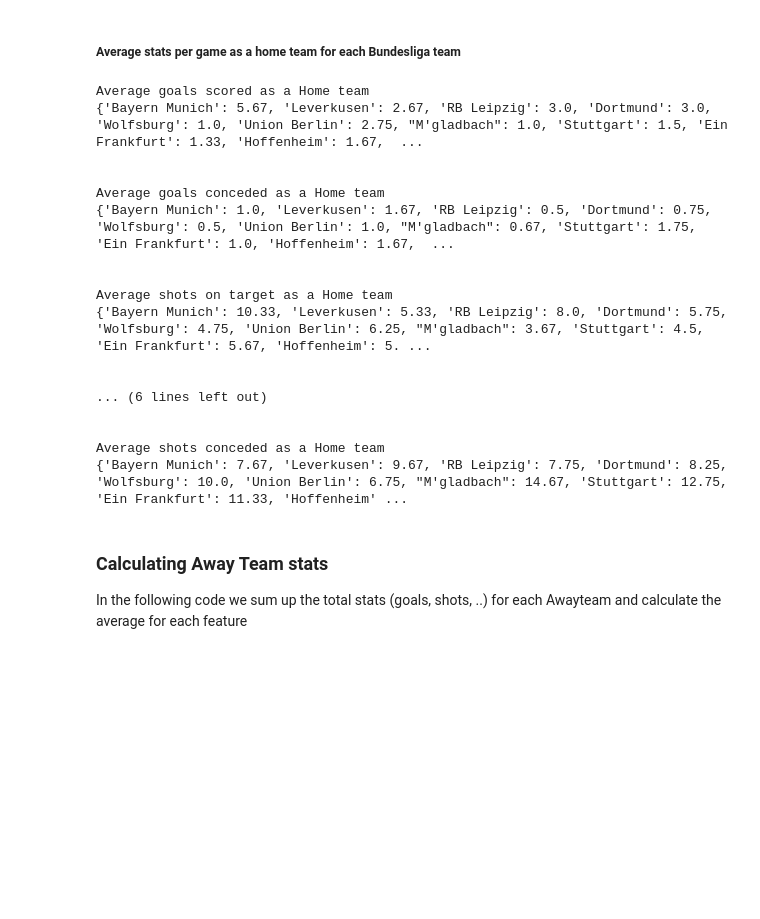
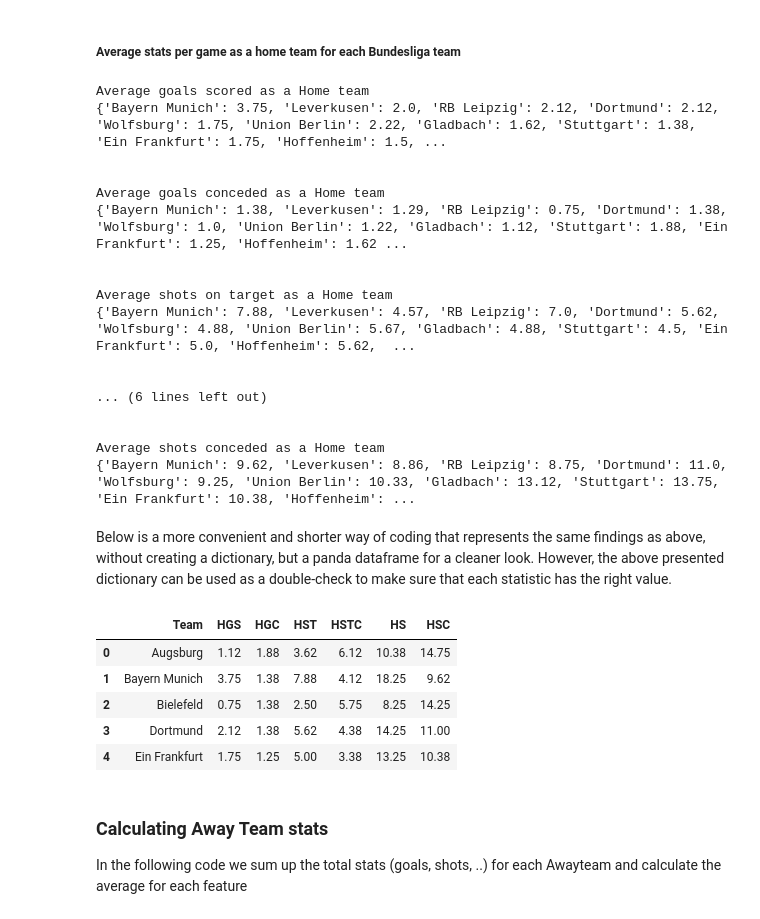
Before and after one commit to davidschs/SportsBetting-Algorithm, a Jupyter notebook: SportsBetting.ipynb, the cells around one changed output. Cells and saved outputs as stored; diff of their text form; code cells hidden in the pictures; blank space fills up the shorter version.

```diff
--- a/SportsBetting.ipynb
+++ b/SportsBetting.ipynb
@@ -249,28 +387,28 @@ Total Home games for each team:
 # %% [markdown]
 ##### Average stats per game as a home team for each Bundesliga team
 # %%
-avg_FTHG = {key: 0 for key in teamnames} #Initialize dictionary (Team : average FTHG)
-avg_FTHGC = {key: 0 for key in teamnames} #Initialize dictionary (Team : average FTHG)
+avg_HGS = {key: 0 for key in teamnames} #Initialize dictionary (Team : average FTHG)
+avg_HGC = {key: 0 for key in teamnames} #Initialize dictionary (Team : average FTHG)
 avg_HST = {key: 0 for key in teamnames} #Initialize dictionary (Team : average HST)
 avg_HSTC = {key: 0 for key in teamnames} #Initialize dictionary (Team : average HST)
 avg_HS = {key: 0 for key in teamnames} #Initialize dictionary (Team : average HS)
 avg_HSC = {key: 0 for key in teamnames} #Initialize dictionary (Team : average HS)
 
 for team in range(len(teamnames)):
-    avg_FTHG[teamnames[team]] = sum_FTHG[teamnames[team]] / homegames_count[teamnames[team]]
-    avg_FTHGC[teamnames[team]] = sum_FTHGC[teamnames[team]] / homegames_count[teamnames[team]]
+    avg_HGS[teamnames[team]] = sum_HGS[teamnames[team]] / homegames_count[teamnames[team]]
+    avg_HGC[teamnames[team]] = sum_HGC[teamnames[team]] / homegames_count[teamnames[team]]
     avg_HST[teamnames[team]] = sum_HST[teamnames[team]] / homegames_count[teamnames[team]]
     avg_HSTC[teamnames[team]] = sum_HSTC[teamnames[team]] / homegames_count[teamnames[team]]
     avg_HS[teamnames[team]] = sum_HS[teamnames[team]] / homegames_count[teamnames[team]]
     avg_HSC[teamnames[team]] = sum_HSC[teamnames[team]] / homegames_count[teamnames[team]]
 
 print("Average goals scored as a Home team")
-rounded_FTHG = {key : round(avg_FTHG[key], 2) for key in avg_FTHG} # Round numbers
-print(rounded_FTHG)
+rounded_HGS = {key : round(avg_HGS[key], 2) for key in avg_HGS} # Round numbers
+print(rounded_HGS)
 print('\n')
 print("Average goals conceded as a Home team")
-rounded_FTHGC = {key : round(avg_FTHGC[key], 2) for key in avg_FTHGC} # Round numbers
-print(rounded_FTHGC)
+rounded_HGC = {key : round(avg_HGC[key], 2) for key in avg_HGC} # Round numbers
+print(rounded_HGC)
 print('\n')
 print("Average shots on target as a Home team")
 rounded_HST = {key : round(avg_HST[key], 2) for key in avg_HST} # Round numbers
@@ -289,22 +427,44 @@ rounded_HSC = {key : round(avg_HSC[key], 2) for key in avg_HSC} # Round numbers
 print(rounded_HSC)
 # %% [output]
 Average goals scored as a Home team
-{'Bayern Munich': 5.67, 'Leverkusen': 2.67, 'RB Leipzig': 3.0, 'Dortmund': 3.0, 'Wolfsburg': 1.0, 'Union Berlin': 2.75, "M'gladbach": 1.0, 'Stuttgart': 1.5, 'Ein Frankfurt': 1.33, 'Hoffenheim': 1.67,  ...
+{'Bayern Munich': 3.75, 'Leverkusen': 2.0, 'RB Leipzig': 2.12, 'Dortmund': 2.12, 'Wolfsburg': 1.75, 'Union Berlin': 2.22, 'Gladbach': 1.62, 'Stuttgart': 1.38, 'Ein Frankfurt': 1.75, 'Hoffenheim': 1.5, ...
 
 
 Average goals conceded as a Home team
-{'Bayern Munich': 1.0, 'Leverkusen': 1.67, 'RB Leipzig': 0.5, 'Dortmund': 0.75, 'Wolfsburg': 0.5, 'Union Berlin': 1.0, "M'gladbach": 0.67, 'Stuttgart': 1.75, 'Ein Frankfurt': 1.0, 'Hoffenheim': 1.67,  ...
+{'Bayern Munich': 1.38, 'Leverkusen': 1.29, 'RB Leipzig': 0.75, 'Dortmund': 1.38, 'Wolfsburg': 1.0, 'Union Berlin': 1.22, 'Gladbach': 1.12, 'Stuttgart': 1.88, 'Ein Frankfurt': 1.25, 'Hoffenheim': 1.62 ...
 
 
 Average shots on target as a Home team
-{'Bayern Munich': 10.33, 'Leverkusen': 5.33, 'RB Leipzig': 8.0, 'Dortmund': 5.75, 'Wolfsburg': 4.75, 'Union Berlin': 6.25, "M'gladbach": 3.67, 'Stuttgart': 4.5, 'Ein Frankfurt': 5.67, 'Hoffenheim': 5. ...
+{'Bayern Munich': 7.88, 'Leverkusen': 4.57, 'RB Leipzig': 7.0, 'Dortmund': 5.62, 'Wolfsburg': 4.88, 'Union Berlin': 5.67, 'Gladbach': 4.88, 'Stuttgart': 4.5, 'Ein Frankfurt': 5.0, 'Hoffenheim': 5.62,  ...
 
 
 ... (6 lines left out)
 
 
 Average shots conceded as a Home team
-{'Bayern Munich': 7.67, 'Leverkusen': 9.67, 'RB Leipzig': 7.75, 'Dortmund': 8.25, 'Wolfsburg': 10.0, 'Union Berlin': 6.75, "M'gladbach": 14.67, 'Stuttgart': 12.75, 'Ein Frankfurt': 11.33, 'Hoffenheim' ...
+{'Bayern Munich': 9.62, 'Leverkusen': 8.86, 'RB Leipzig': 8.75, 'Dortmund': 11.0, 'Wolfsburg': 9.25, 'Union Berlin': 10.33, 'Gladbach': 13.12, 'Stuttgart': 13.75, 'Ein Frankfurt': 10.38, 'Hoffenheim': ...
+# %% [markdown]
+Below is a more convenient and shorter way of coding that represents the same findings as above, without creating a dictionary, but a panda dataframe for a cleaner look. However, the above presented dictionary can be used as a double-check to make sure that each statistic has the right value.
+# %%
+StatsHome = pd.DataFrame(columns=('Team','HGS','HGC','HST','HSTC','HS','HSC'))
+
+TeamHome = X1_clean.groupby('HomeTeam')
+StatsHome.Team = sorted(teamnames) # Sort alphabetically, take care that statistics match with team
+StatsHome.HGS = TeamHome.FTHG.mean().values
+StatsHome.HGC = TeamHome.FTAG.mean().values
+StatsHome.HST = TeamHome.HST.mean().values
+StatsHome.HSTC = TeamHome.AST.mean().values
+StatsHome.HS = TeamHome.HS.mean().values
+StatsHome.HSC = TeamHome.AS.mean().values
+StatsHome = StatsHome.round(2)
+StatsHome.head()
+# %% [output]
+|  | Team | HGS | HGC | HST | HSTC | HS | HSC |
+| 0 | Augsburg | 1.12 | 1.88 | 3.62 | 6.12 | 10.38 | 14.75 |
+| 1 | Bayern Munich | 3.75 | 1.38 | 7.88 | 4.12 | 18.25 | 9.62 |
+| 2 | Bielefeld | 0.75 | 1.38 | 2.50 | 5.75 | 8.25 | 14.25 |
+| 3 | Dortmund | 2.12 | 1.38 | 5.62 | 4.38 | 14.25 | 11.00 |
+| 4 | Ein Frankfurt | 1.75 | 1.25 | 5.00 | 3.38 | 13.25 | 10.38 |
 # %% [markdown]
 ### Calculating Away Team stats
 In the following code we sum up the total stats (goals, shots, ..) for each Awayteam and calculate the average for each feature
```
Also changed, not shown: parts of 47 cells of this notebook.
